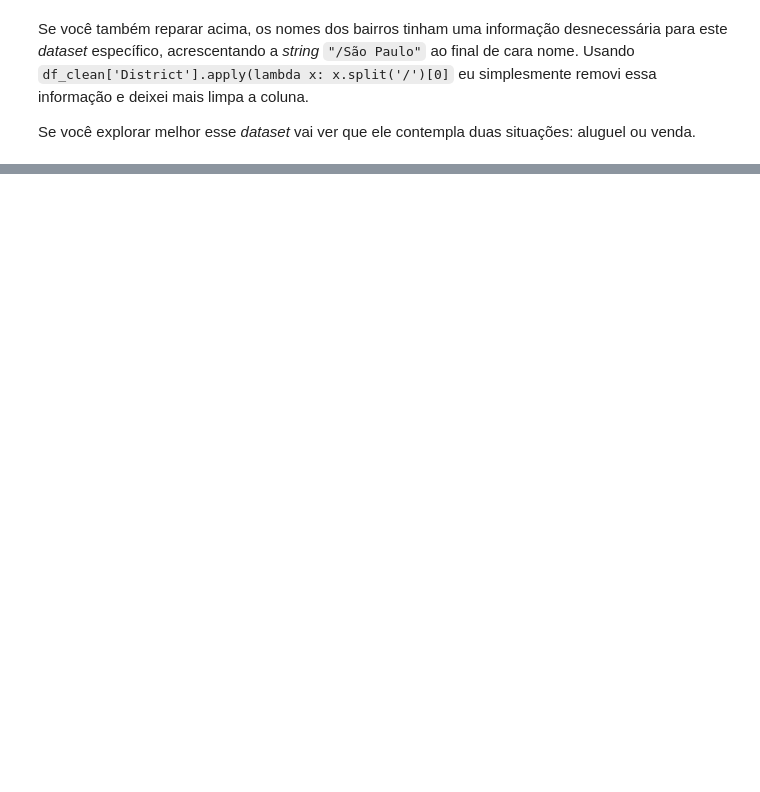
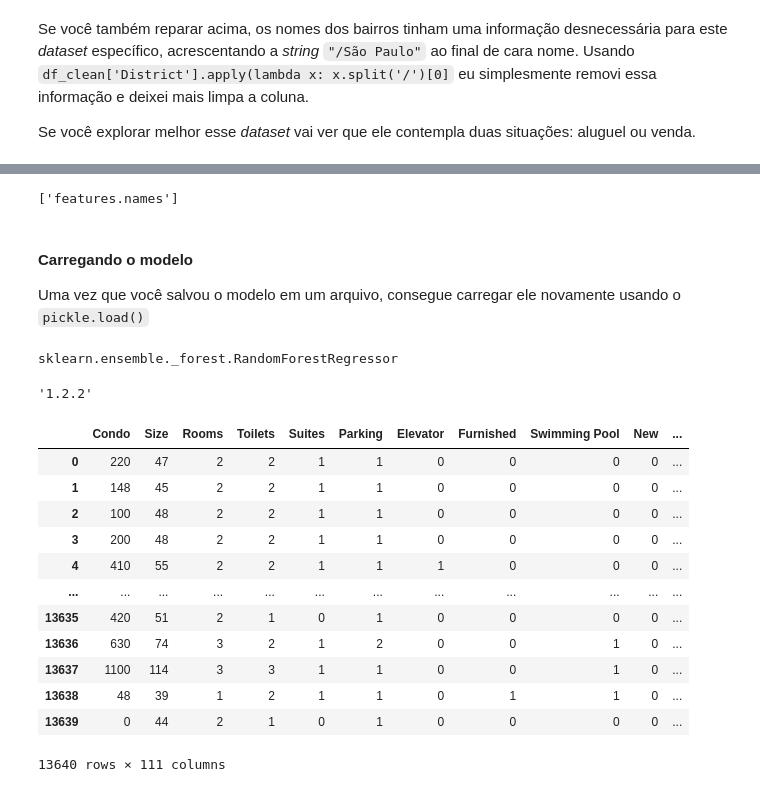
Before and after one commit to JhonnyLimachi/Sigmoidal, a Jupyter notebook: 45_Deploy_para_Machine_Learning.ipynb, the cells around one changed output, grey strips where cells are left out. Saved outputs shown, nothing was run; the diff lists cells and outputs as text; code cells hidden in the pictures; blank space fills up the shorter version.

```diff
--- a/45_Deploy_para_Machine_Learning.ipynb
+++ b/45_Deploy_para_Machine_Learning.ipynb
@@ -57,0 +76,22 @@ df_clean.head()
+# %%
+# dummy variables
+df_clean = pd.get_dummies(df_clean)
+
+# separar entre variáveis X e y
+X_simp = df_clean.drop('Price', axis=1)
+y_simp = df_clean['Price']
+
+# split entre datasets de treino e teste
+X_train_simp, X_test_simp, y_train_simp, y_test_simp = train_test_split(X_simp, y_simp, test_size=0.33)
+
+# instanciar e treinar o modelo
+model = RandomForestRegressor(random_state=42)
+model.fit(X_train_simp, y_train_simp)
+
+# fazer as previsões em cima do dataset de teste
+y_pred_simp = model.predict(X_test_simp)
+
+# métricas de avaliação
+print("r2: \t{:.4f}".format(r2_score(y_test_simp, y_pred_simp)))
+print("MAE: \t{:.4f}".format(mean_absolute_error(y_test_simp, y_pred_simp)))
+print("MSE: \t{:.4f}".format(mean_squared_error(y_test_simp, y_pred_simp)))
@@ -57,0 +121,11 @@ df_clean.head()
+# %%
+# salvar os nomes das features do modelo simples
+features = X_train_simp.columns.values
+
+dump(features, 'features.names')
+# %% [output]
+['features.names']
+# %% [markdown]
+#### Carregando o modelo
+
+Uma vez que você salvou o modelo em um arquivo, consegue carregar ele novamente usando o `pickle.load()`
@@ -57,0 +136,26 @@ df_clean.head()
+# %%
+# ver o tipo da nova variável
+type(new_model)
+# %% [output]
+sklearn.ensemble._forest.RandomForestRegressor
+# %%
+import sklearn
+sklearn.__version__
+# %% [output]
+'1.2.2'
+# %%
+X_simp
+# %% [output]
+|  | Condo | Size | Rooms | Toilets | Suites | Parking | Elevator | Furnished | Swimming Pool | New | ... |
+| 0 | 220 | 47 | 2 | 2 | 1 | 1 | 0 | 0 | 0 | 0 | ... |
+| 1 | 148 | 45 | 2 | 2 | 1 | 1 | 0 | 0 | 0 | 0 | ... |
+| 2 | 100 | 48 | 2 | 2 | 1 | 1 | 0 | 0 | 0 | 0 | ... |
+| 3 | 200 | 48 | 2 | 2 | 1 | 1 | 0 | 0 | 0 | 0 | ... |
+| 4 | 410 | 55 | 2 | 2 | 1 | 1 | 1 | 0 | 0 | 0 | ... |
+| ... | ... | ... | ... | ... | ... | ... | ... | ... | ... | ... | ... |
+| 13635 | 420 | 51 | 2 | 1 | 0 | 1 | 0 | 0 | 0 | 0 | ... |
+| 13636 | 630 | 74 | 3 | 2 | 1 | 2 | 0 | 0 | 1 | 0 | ... |
+| 13637 | 1100 | 114 | 3 | 3 | 1 | 1 | 0 | 0 | 1 | 0 | ... |
+| 13638 | 48 | 39 | 1 | 2 | 1 | 1 | 0 | 1 | 1 | 0 | ... |
+| 13639 | 0 | 44 | 2 | 1 | 0 | 1 | 0 | 0 | 0 | 0 | ... |
+13640 rows × 111 columns
```
Also changed, not shown: parts of 16 cells of this notebook.
